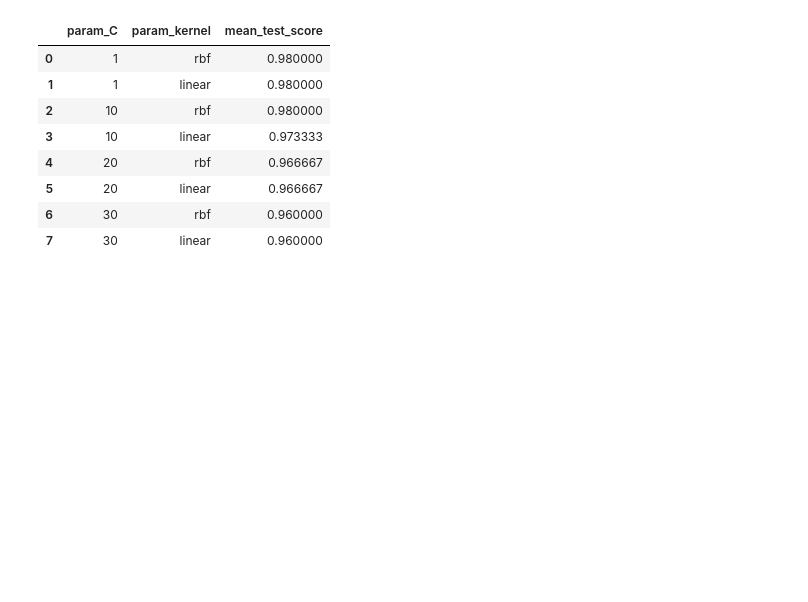
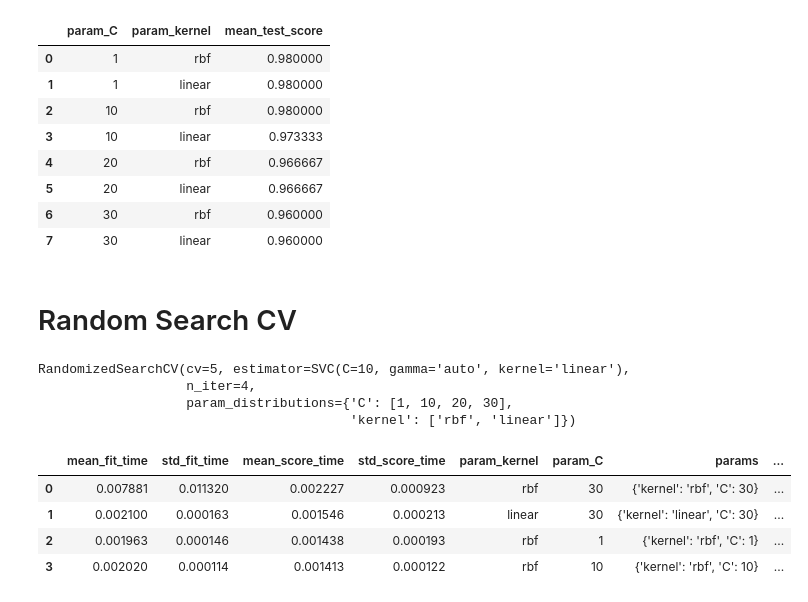
Before and after one commit to Deepakyati/Machine-Learning_2026, a Jupyter notebook: 6_GridSearchCV.ipynb, the cells around one changed output. Cells and saved outputs as stored; diff of their text form; code cells hidden in the pictures; blank space fills up the shorter version.

```diff
--- a/6_GridSearchCV.ipynb
+++ b/6_GridSearchCV.ipynb
@@ -174,3 +174,5 @@ results[['param_C',	'param_kernel', 'mean_test_score']]
 | 5 | 20 | linear | 0.966667 |
 | 6 | 30 | rbf | 0.960000 |
 | 7 | 30 | linear | 0.960000 |
+# %% [markdown]
+# Random Search CV
@@ -176,0 +181,23 @@ results[['param_C',	'param_kernel', 'mean_test_score']]
+# %%
+classifier_r = RandomizedSearchCV((model_svm),{
+    'C':[1,10,20,30],
+    'kernel':['rbf','linear']
+
+},n_iter=4,cv=5, return_train_score=False)
+# %%
+classifier_r.fit(x,y)
+# %% [output]
+RandomizedSearchCV(cv=5, estimator=SVC(C=10, gamma='auto', kernel='linear'),
+                   n_iter=4,
+                   param_distributions={'C': [1, 10, 20, 30],
+                                        'kernel': ['rbf', 'linear']})
+# %%
+result = pd.DataFrame(classifier_r.cv_results_)
+# %%
+result
+# %% [output]
+|  | mean_fit_time | std_fit_time | mean_score_time | std_score_time | param_kernel | param_C | params | ... |
+| 0 | 0.007881 | 0.011320 | 0.002227 | 0.000923 | rbf | 30 | {'kernel': 'rbf', 'C': 30} | ... |
+| 1 | 0.002100 | 0.000163 | 0.001546 | 0.000213 | linear | 30 | {'kernel': 'linear', 'C': 30} | ... |
+| 2 | 0.001963 | 0.000146 | 0.001438 | 0.000193 | rbf | 1 | {'kernel': 'rbf', 'C': 1} | ... |
+| 3 | 0.002020 | 0.000114 | 0.001413 | 0.000122 | rbf | 10 | {'kernel': 'rbf', 'C': 10} | ... |
```
Also changed, not shown: parts of 2 cells of this notebook.
